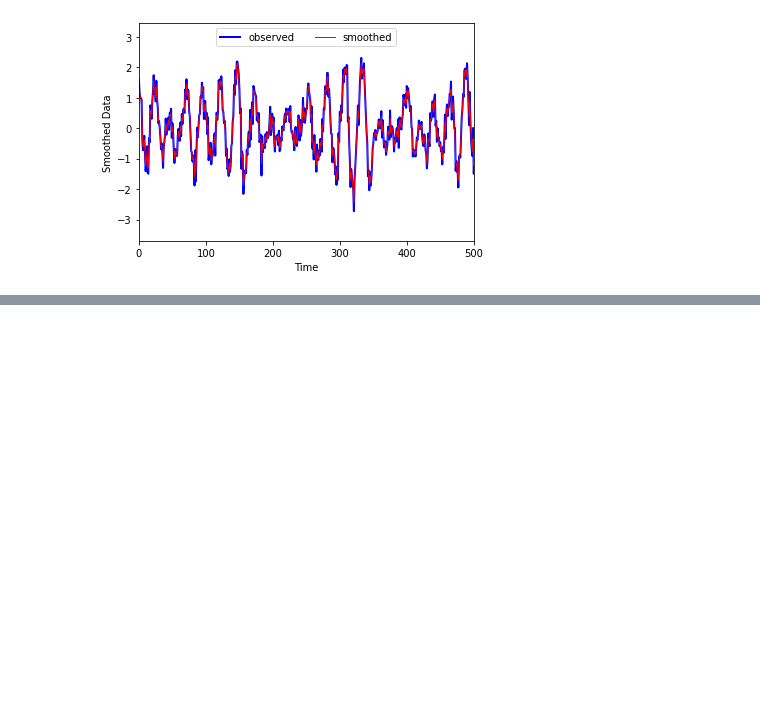
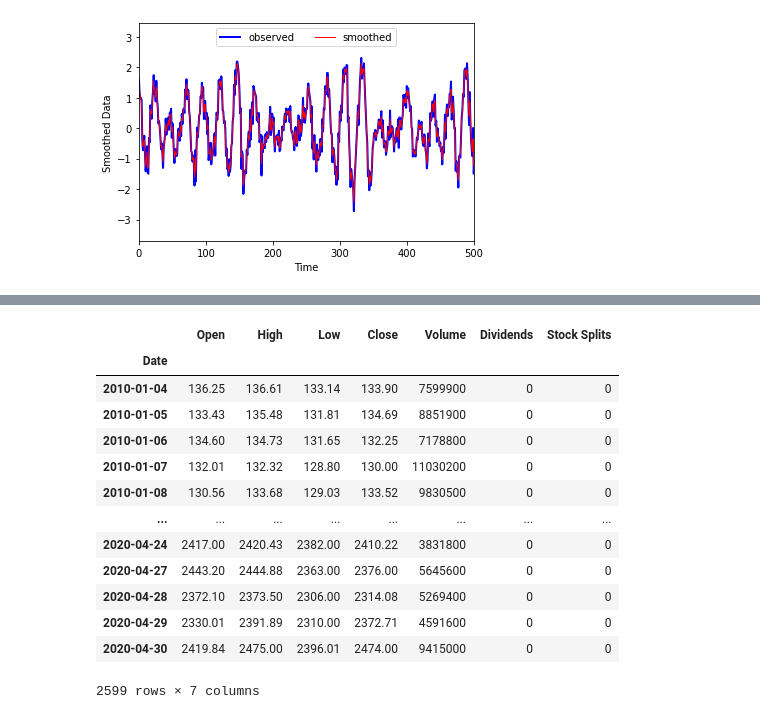
Before and after one commit to ngngocsonan2610/AI-in-Finance, a Jupyter notebook: pydls.ipynb, the cells around one changed output, grey strips where cells are left out. Drawn from its saved outputs; the diff is of its cells as text; code cells hidden in the pictures; blank space fills up the shorter version.

```diff
--- a/pydls.ipynb
+++ b/pydls.ipynb
@@ -166,0 +222,27 @@ Iteration:  10  Objective:  -3.5311648929658304e+17     Avg Grad:  -105936061187
+# %%
+#define the ticker symbol
+tickerSymbol = 'AMZN'
+
+#get data on this ticker
+tickerData = yf.Ticker(tickerSymbol)
+
+#get the historical prices for this ticker
+tickerDf = tickerData.history(period='1d', start='2010-1-1', end='2020-5-01')
+
+#see your data
+tickerDf
+# %% [output]
+|  | Open | High | Low | Close | Volume | Dividends | Stock Splits |
+| Date |  |  |  |  |  |  |  |
+| 2010-01-04 | 136.25 | 136.61 | 133.14 | 133.90 | 7599900 | 0 | 0 |
+| 2010-01-05 | 133.43 | 135.48 | 131.81 | 134.69 | 8851900 | 0 | 0 |
+| 2010-01-06 | 134.60 | 134.73 | 131.65 | 132.25 | 7178800 | 0 | 0 |
+| 2010-01-07 | 132.01 | 132.32 | 128.80 | 130.00 | 11030200 | 0 | 0 |
+| 2010-01-08 | 130.56 | 133.68 | 129.03 | 133.52 | 9830500 | 0 | 0 |
+| ... | ... | ... | ... | ... | ... | ... | ... |
+| 2020-04-24 | 2417.00 | 2420.43 | 2382.00 | 2410.22 | 3831800 | 0 | 0 |
+| 2020-04-27 | 2443.20 | 2444.88 | 2363.00 | 2376.00 | 5645600 | 0 | 0 |
+| 2020-04-28 | 2372.10 | 2373.50 | 2306.00 | 2314.08 | 5269400 | 0 | 0 |
+| 2020-04-29 | 2330.01 | 2391.89 | 2310.00 | 2372.71 | 4591600 | 0 | 0 |
+| 2020-04-30 | 2419.84 | 2475.00 | 2396.01 | 2474.00 | 9415000 | 0 | 0 |
+2599 rows × 7 columns
```
Also changed, not shown: parts of 20 cells of this notebook.
